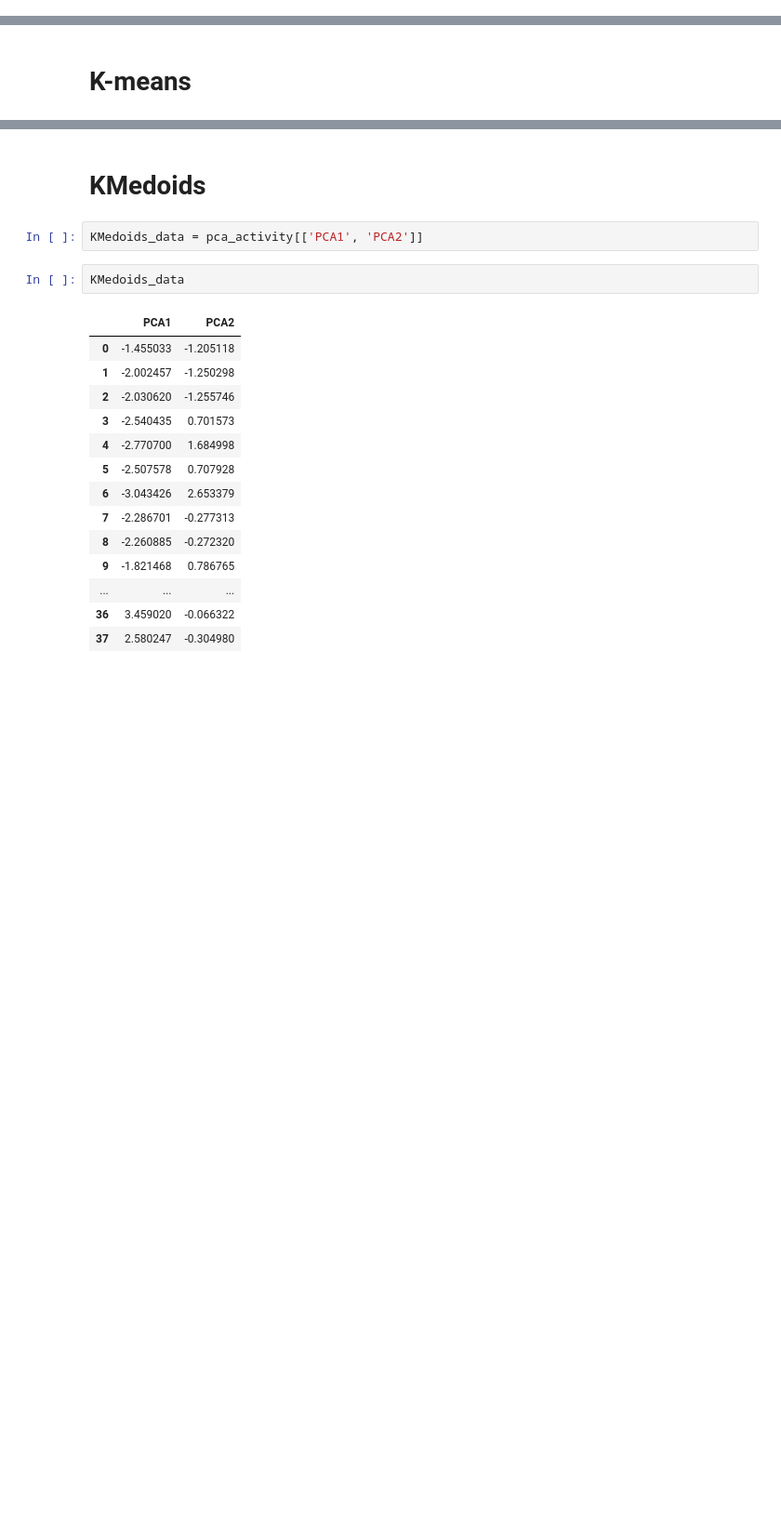
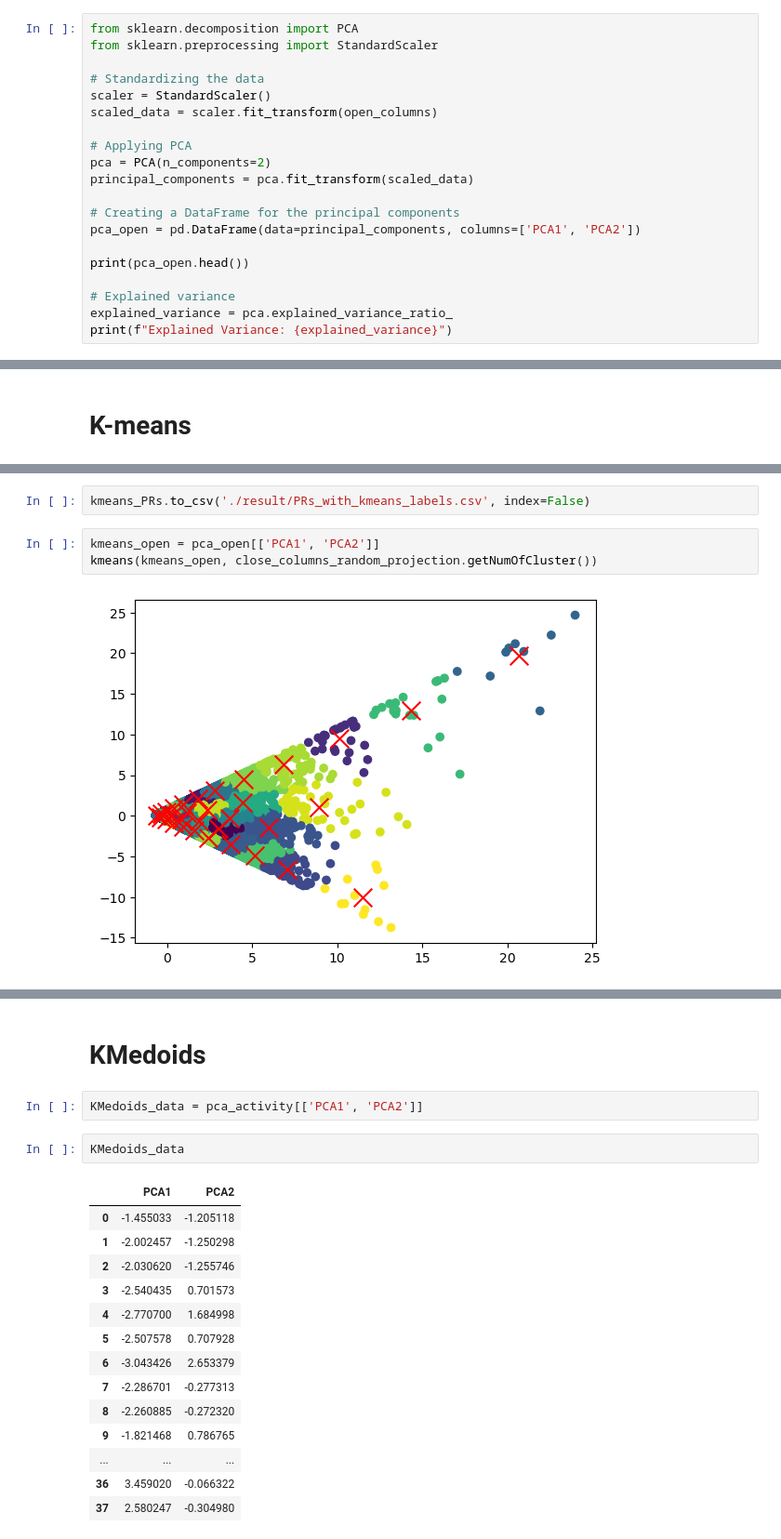
Before and after one commit to yanboyang713/project-health, a Jupyter notebook: main.ipynb, the cells around one changed output, grey strips where cells are left out. Shown at 93% size. Cells and saved outputs as stored; diff of their text form; blank space fills up the shorter version.

```diff
--- a/main.ipynb
+++ b/main.ipynb
@@ -584,0 +559,20 @@ PRs_columns
+# %%
+from sklearn.decomposition import PCA
+from sklearn.preprocessing import StandardScaler
+
+# Standardizing the data
+scaler = StandardScaler()
+scaled_data = scaler.fit_transform(open_columns)
+
+# Applying PCA
+pca = PCA(n_components=2)
+principal_components = pca.fit_transform(scaled_data)
+
+# Creating a DataFrame for the principal components
+pca_open = pd.DataFrame(data=principal_components, columns=['PCA1', 'PCA2'])
+
+print(pca_open.head())
+
+# Explained variance
+explained_variance = pca.explained_variance_ratio_
+print(f"Explained Variance: {explained_variance}")
@@ -702,0 +838,7 @@ pca_PRs
+# %%
+kmeans_PRs.to_csv('./result/PRs_with_kmeans_labels.csv', index=False)
+# %%
+kmeans_open = pca_open[['PCA1', 'PCA2']]
+kmeans(kmeans_open, close_columns_random_projection.getNumOfCluster())
+# %% [output]
+[figure, added]
```
Also changed, not shown: parts of 130 cells of this notebook, 1 other file.
